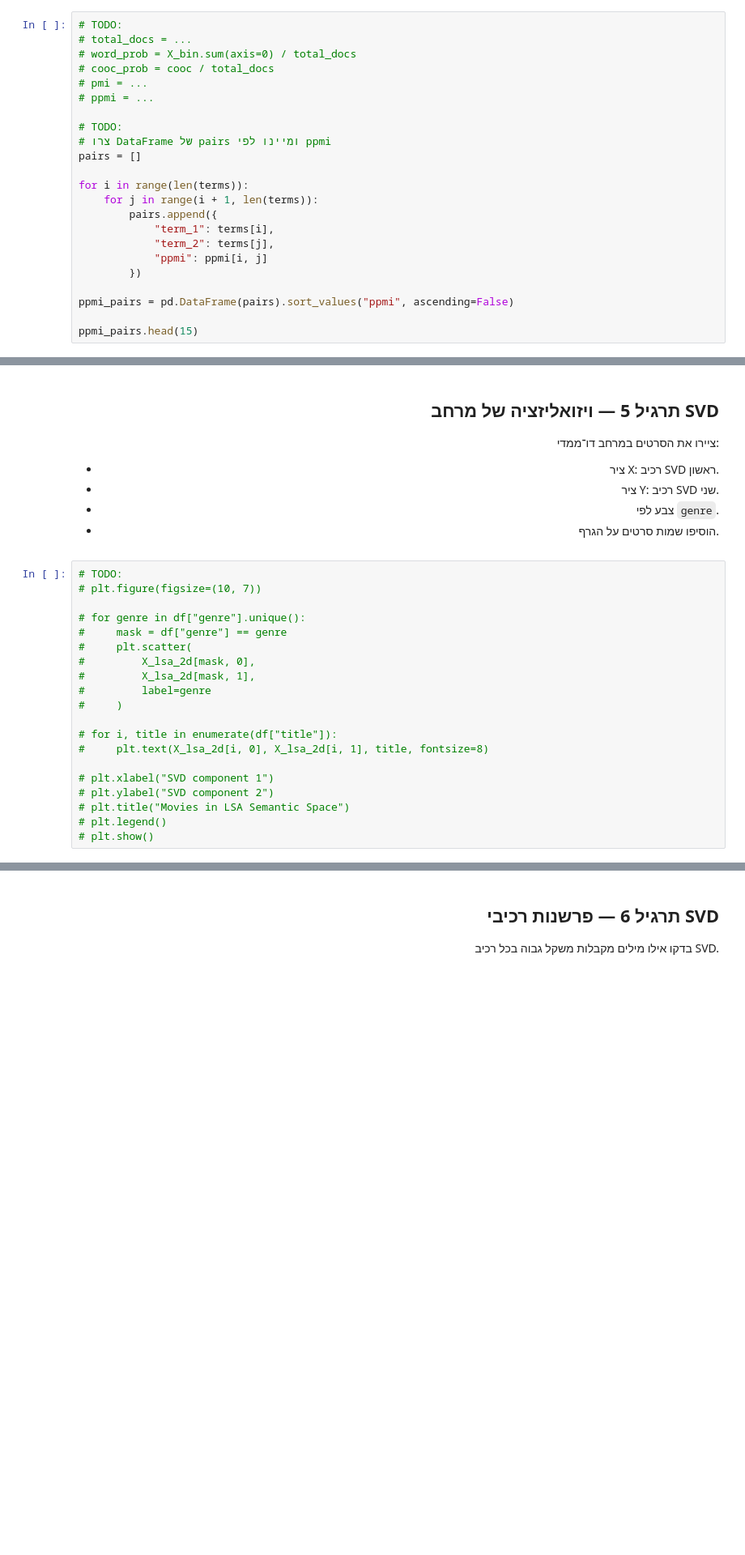
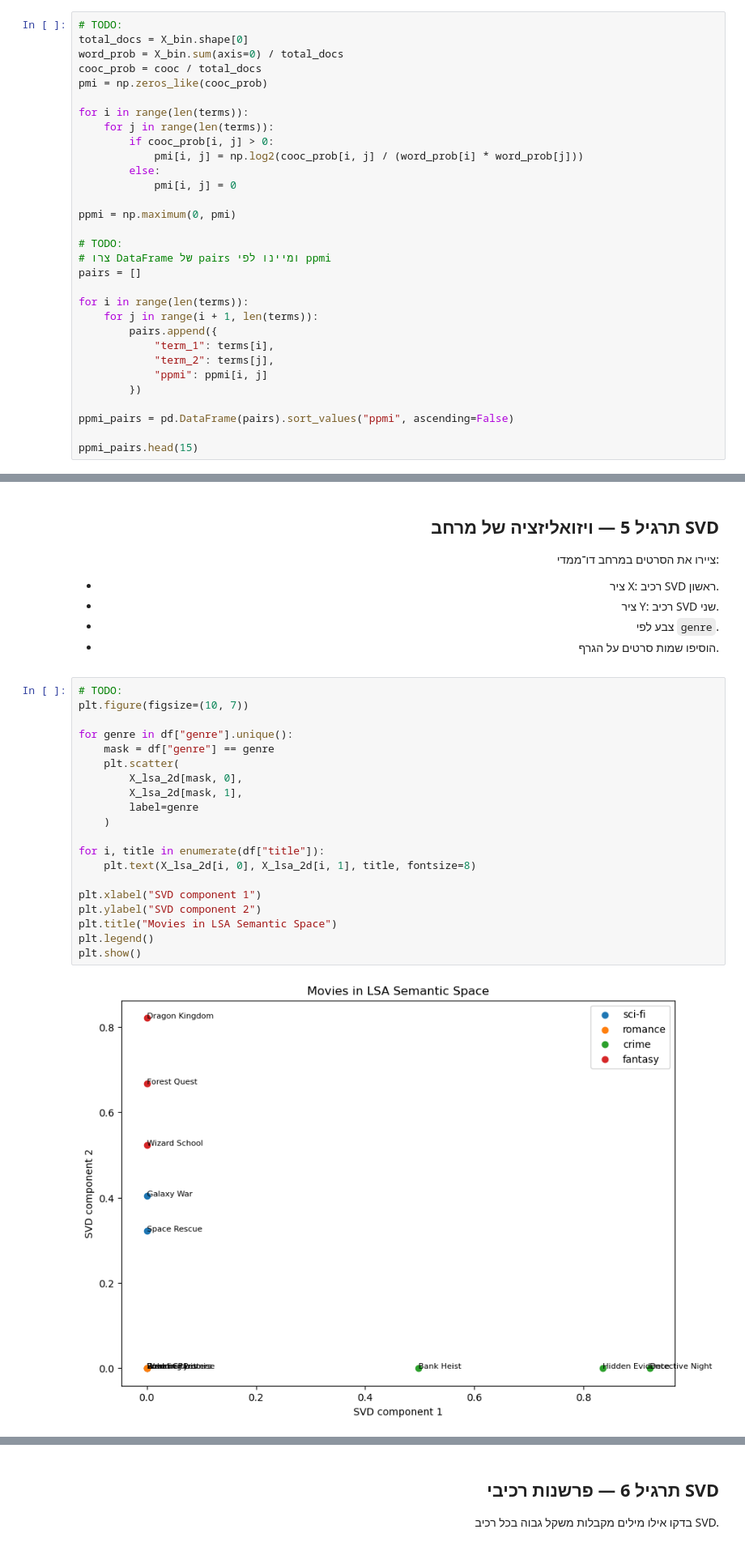
Before and after one commit to spacentime/he-ai-engineer-course, a Jupyter notebook: src/practice09/class9.ipynb, the cells around one changed output, grey strips where cells are left out. Shown at 81% size. Saved outputs shown, nothing was run; the diff lists cells and outputs as text; blank space fills up the shorter version.

```diff
--- a/src/practice09/class9.ipynb
+++ b/src/practice09/class9.ipynb
@@ -269,10 +356,18 @@ cooc_df.head()
 # %%
 # TODO:
-# total_docs = ...
-# word_prob = X_bin.sum(axis=0) / total_docs
-# cooc_prob = cooc / total_docs
-# pmi = ...
-# ppmi = ...
+total_docs = X_bin.shape[0]
+word_prob = X_bin.sum(axis=0) / total_docs
+cooc_prob = cooc / total_docs
+pmi = np.zeros_like(cooc_prob)
+
+for i in range(len(terms)):
+    for j in range(len(terms)):
+        if cooc_prob[i, j] > 0:
+            pmi[i, j] = np.log2(cooc_prob[i, j] / (word_prob[i] * word_prob[j]))
+        else:
+            pmi[i, j] = 0
+
+ppmi = np.maximum(0, pmi)
 
 # TODO:
 # צרו DataFrame של pairs ומיינו לפי ppmi
@@ -388,24 +510,26 @@ print("Explained variance ratio:", svd.explained_variance_ratio_)
 </div>
 # %%
 # TODO:
-# plt.figure(figsize=(10, 7))
+plt.figure(figsize=(10, 7))
 
-# for genre in df["genre"].unique():
-#     mask = df["genre"] == genre
-#     plt.scatter(
-#         X_lsa_2d[mask, 0],
-#         X_lsa_2d[mask, 1],
-#         label=genre
-#     )
+for genre in df["genre"].unique():
+    mask = df["genre"] == genre
+    plt.scatter(
+        X_lsa_2d[mask, 0],
+        X_lsa_2d[mask, 1],
+        label=genre
+    )
 
-# for i, title in enumerate(df["title"]):
-#     plt.text(X_lsa_2d[i, 0], X_lsa_2d[i, 1], title, fontsize=8)
+for i, title in enumerate(df["title"]):
+    plt.text(X_lsa_2d[i, 0], X_lsa_2d[i, 1], title, fontsize=8)
 
-# plt.xlabel("SVD component 1")
-# plt.ylabel("SVD component 2")
-# plt.title("Movies in LSA Semantic Space")
-# plt.legend()
-# plt.show()
+plt.xlabel("SVD component 1")
+plt.ylabel("SVD component 2")
+plt.title("Movies in LSA Semantic Space")
+plt.legend()
+plt.show()
+# %% [output]
+[figure, added]
 # %% [markdown]
 <details dir="rtl">
 <summary>פתרון מוסתר</summary>
```
Also changed, not shown: parts of 16 cells of this notebook.
